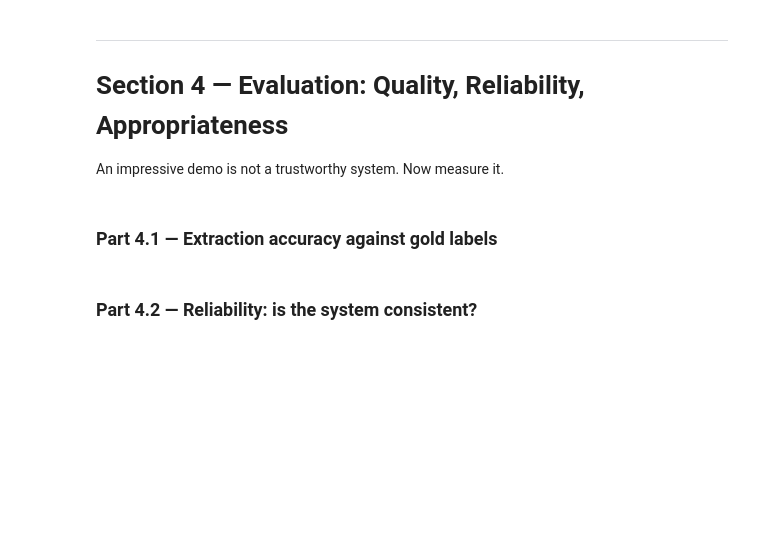
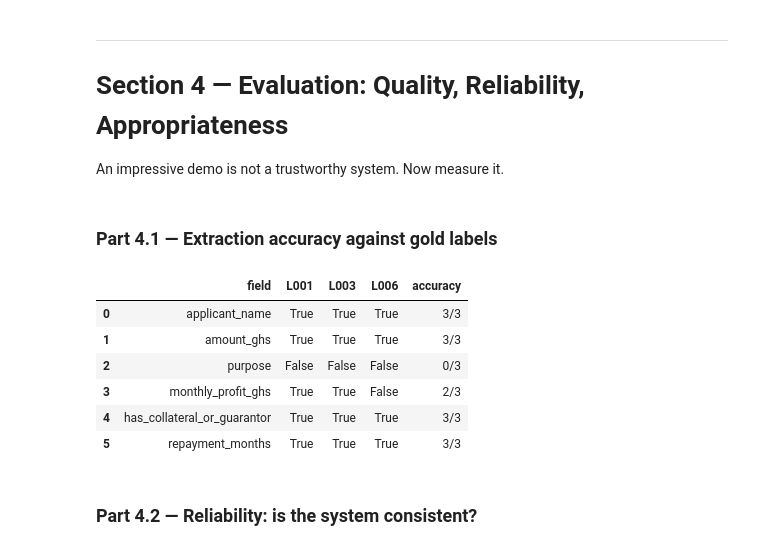
Before and after one commit to YayraBoven/lab-4-llm-decision-support, a Jupyter notebook: Lab4/lab_4.ipynb, the cells around one changed output. Cells and saved outputs as stored; diff of their text form; code cells hidden in the pictures; blank space fills up the shorter version.

```diff
--- a/Lab4/lab_4.ipynb
+++ b/Lab4/lab_4.ipynb
@@ -537,9 +537,51 @@ An impressive demo is not a trustworthy system. Now measure it.
 # %%
 # TODO: For the three letters in GOLD, compare your extracted DataFrame to the gold values
 #   field by field. Compute per-field accuracy across the three letters
 #   (name matching can be case-insensitive; numbers must match exactly).
 
+#Checking if two values match
+def checking_match(gold_value, extracted_value):
+  if isinstance(gold_value,str) and isinstance(extracted_value, str):
+    return gold_value.strip().lower() == extracted_value.strip().lower()
+  return gold_value == extracted_value
+
+fields_to_check = ["applicant_name", "amount_ghs", "purpose", "monthly_profit_ghs", "has_collateral_or_guarantor", "repayment_months"]
+
+gold_letters = list(GOLD.keys())
+
+extracted_lookup = {row["letter_id"]: row for row in extraction_final.to_dict(orient="records")}
+
+comparison_rows = []
+#Looping through each of the fields we are evaluating
+for field in fields_to_check:
+  result_row = {"field": field}
+  correct_count = 0
+
+#Checking this field for each of the 3 gold-labeled letters
+  for letter_id in gold_letters:
+    gold_value = GOLD[letter_id][field]
+    extracted_value = extracted_lookup[letter_id][field]
+    matched_value = checking_match(gold_value, extracted_value)
+
+    result_row[letter_id] = matched_value
+    correct_count += matched_value
+
+#Storing accuracy as "correct out of total" for this field
+  result_row["accuracy"] = f"{correct_count}/{len(gold_letters)}"
+  comparison_rows.append(result_row)
+
 # TODO: Display a small table: rows = fields, columns = L001 / L003 / L006 / accuracy.
+#Turning our results into a readable table
+accuracy_df = pd.DataFrame(comparison_rows)
+accuracy_df
+# %% [output]
+|  | field | L001 | L003 | L006 | accuracy |
+| 0 | applicant_name | True | True | True | 3/3 |
+| 1 | amount_ghs | True | True | True | 3/3 |
+| 2 | purpose | False | False | False | 0/3 |
+| 3 | monthly_profit_ghs | True | True | False | 2/3 |
+| 4 | has_collateral_or_guarantor | True | True | True | 3/3 |
+| 5 | repayment_months | True | True | True | 3/3 |
 # %% [markdown]
 ### Part 4.2 — Reliability: is the system consistent?
 # %%
```
Also changed, not shown: parts of 8 cells of this notebook.
